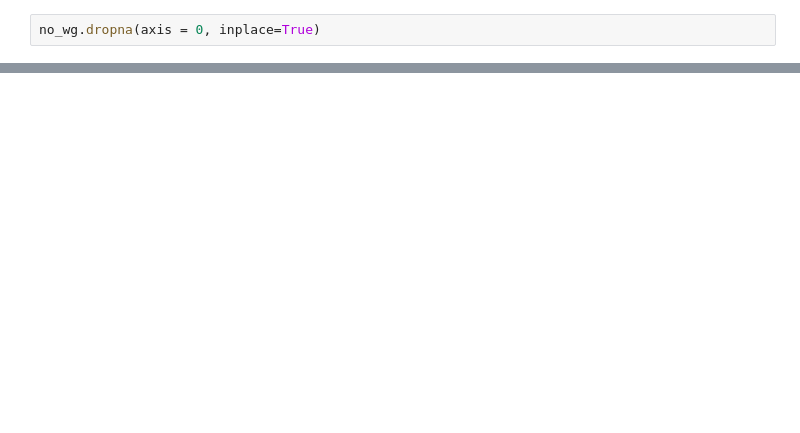
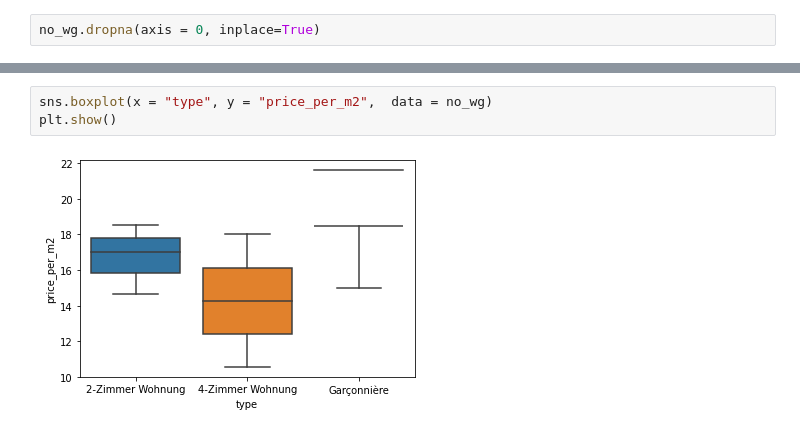
Before and after one commit to tchintchie/whgscraper, a Jupyter notebook: soup.ipynb, the cells around one changed output, grey strips where cells are left out. Drawn from its saved outputs; the diff is of its cells as text; blank space fills up the shorter version.

```diff
--- a/soup.ipynb
+++ b/soup.ipynb
@@ -232,0 +294,5 @@ plt.show()
+# %%
+sns.boxplot(x = "type", y = "price_per_m2",  data = no_wg)
+plt.show()
+# %% [output]
+[figure, added]
```
Also changed, not shown: parts of 23 cells of this notebook.
